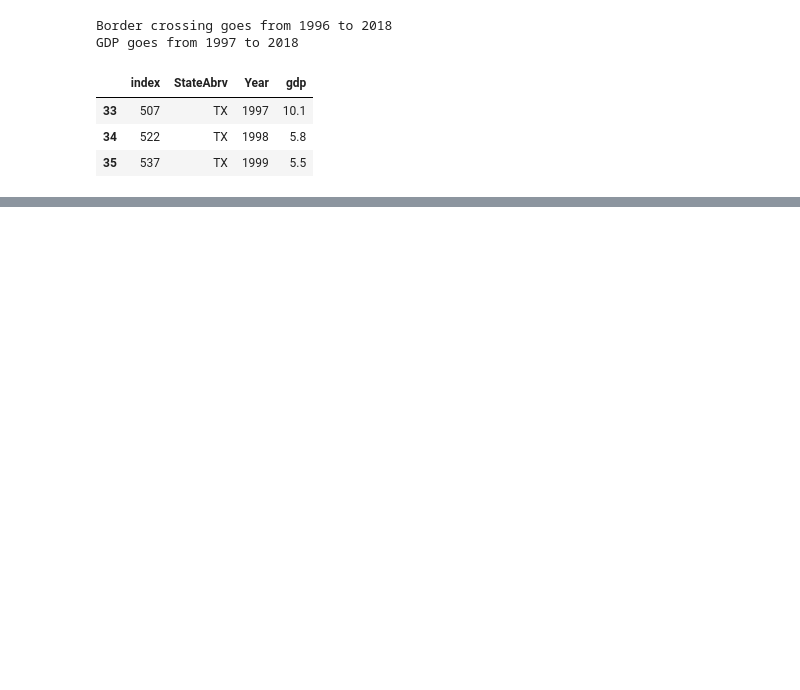
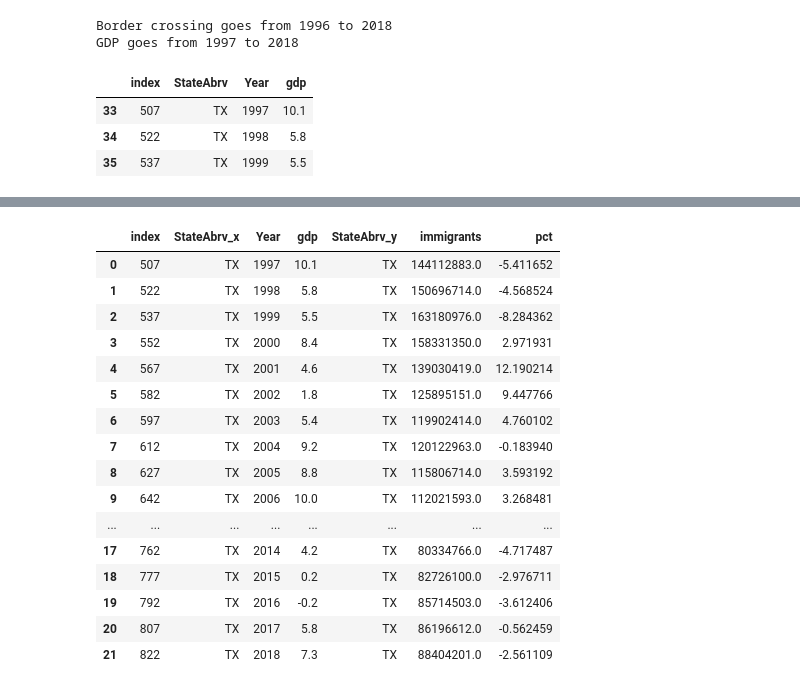
Before and after one commit to maxrgnt/economic-eda-by-state, a Jupyter notebook: EDA.ipynb, the cells around one changed output, grey strips where cells are left out. Cells and saved outputs as stored; diff of their text form; code cells hidden in the pictures; blank space fills up the shorter version.

```diff
--- a/EDA.ipynb
+++ b/EDA.ipynb
@@ -258,0 +270,20 @@ for y in list(brdr['Year'].unique()):
+# %%
+new
+# %% [output]
+|  | index | StateAbrv_x | Year | gdp | StateAbrv_y | immigrants | pct |
+| 0 | 507 | TX | 1997 | 10.1 | TX | 144112883.0 | -5.411652 |
+| 1 | 522 | TX | 1998 | 5.8 | TX | 150696714.0 | -4.568524 |
+| 2 | 537 | TX | 1999 | 5.5 | TX | 163180976.0 | -8.284362 |
+| 3 | 552 | TX | 2000 | 8.4 | TX | 158331350.0 | 2.971931 |
+| 4 | 567 | TX | 2001 | 4.6 | TX | 139030419.0 | 12.190214 |
+| 5 | 582 | TX | 2002 | 1.8 | TX | 125895151.0 | 9.447766 |
+| 6 | 597 | TX | 2003 | 5.4 | TX | 119902414.0 | 4.760102 |
+| 7 | 612 | TX | 2004 | 9.2 | TX | 120122963.0 | -0.183940 |
+| 8 | 627 | TX | 2005 | 8.8 | TX | 115806714.0 | 3.593192 |
+| 9 | 642 | TX | 2006 | 10.0 | TX | 112021593.0 | 3.268481 |
+| ... | ... | ... | ... | ... | ... | ... | ... |
+| 17 | 762 | TX | 2014 | 4.2 | TX | 80334766.0 | -4.717487 |
+| 18 | 777 | TX | 2015 | 0.2 | TX | 82726100.0 | -2.976711 |
+| 19 | 792 | TX | 2016 | -0.2 | TX | 85714503.0 | -3.612406 |
+| 20 | 807 | TX | 2017 | 5.8 | TX | 86196612.0 | -0.562459 |
+| 21 | 822 | TX | 2018 | 7.3 | TX | 88404201.0 | -2.561109 |
```
Also changed, not shown: parts of 10 cells of this notebook.
